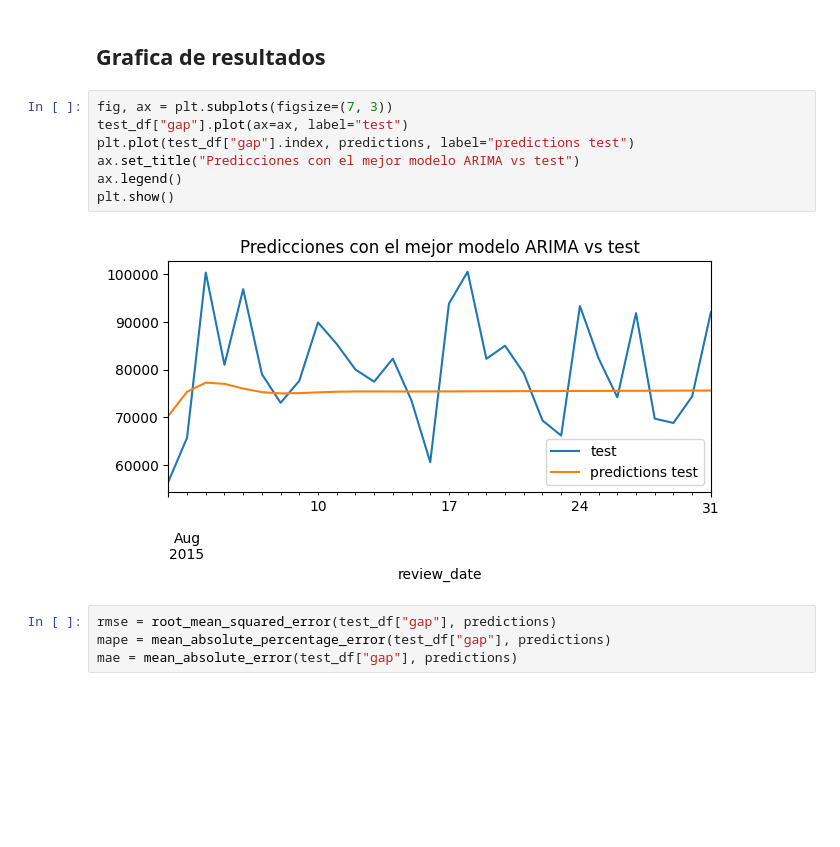
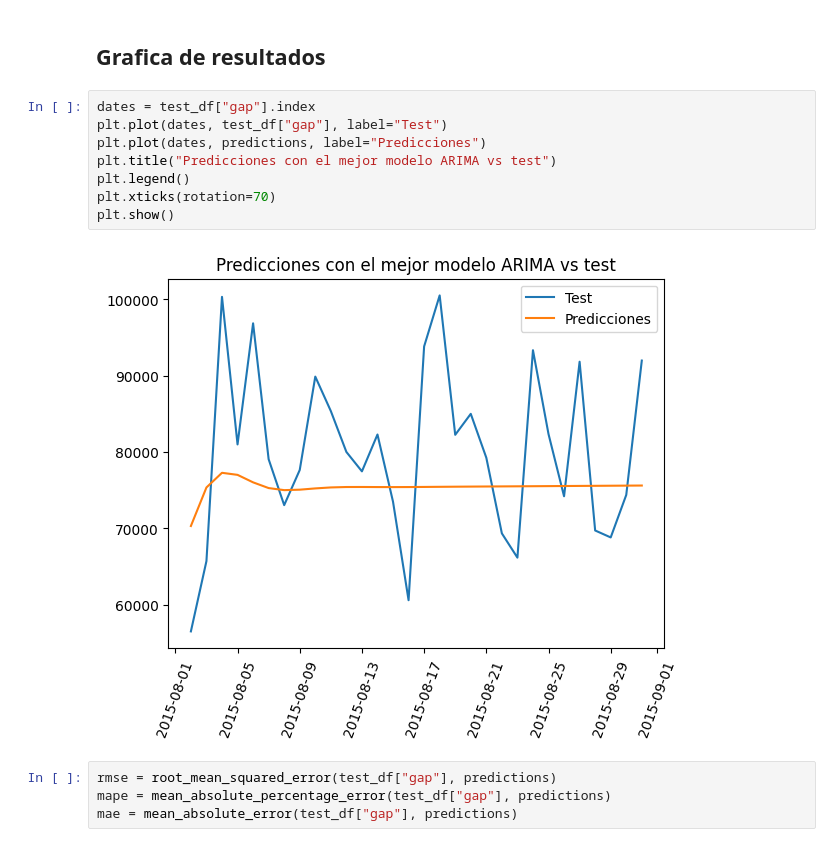
Before and after one commit to maestria-ds-eafit/proyecto-integrador-semestre-2, a Jupyter notebook: notebooks/time_series/arima/auto_arima_enfoque_academico_practico.ipynb, the cells around one changed output. Cells and saved outputs as stored; diff of their text form; blank space fills up the shorter version.

```diff
--- a/notebooks/time_series/arima/auto_arima_enfoque_academico_practico.ipynb
+++ b/notebooks/time_series/arima/auto_arima_enfoque_academico_practico.ipynb
@@ -70,15 +70,16 @@ AUTO SARIMA ARIMA order: (2, 1, 2)
 predictions = auto_arima_model.predict(len(test_df["gap"]))
 # %% [markdown]
 ## Grafica de resultados
-# %%
-fig, ax = plt.subplots(figsize=(7, 3))
-test_df["gap"].plot(ax=ax, label="test")
-plt.plot(test_df["gap"].index, predictions, label="predictions test")
-ax.set_title("Predicciones con el mejor modelo ARIMA vs test")
-ax.legend()
-plt.show()
-# %% [output]
-[figure, removed]
+# %%
+dates = test_df["gap"].index
+plt.plot(dates, test_df["gap"], label="Test")
+plt.plot(dates, predictions, label="Predicciones")
+plt.title("Predicciones con el mejor modelo ARIMA vs test")
+plt.legend()
+plt.xticks(rotation=70)
+plt.show()
+# %% [output]
+[figure, added]
 # %%
 rmse = root_mean_squared_error(test_df["gap"], predictions)
 mape = mean_absolute_percentage_error(test_df["gap"], predictions)
```
Also changed, not shown: parts of 3 cells of this notebook, 2 other files.
